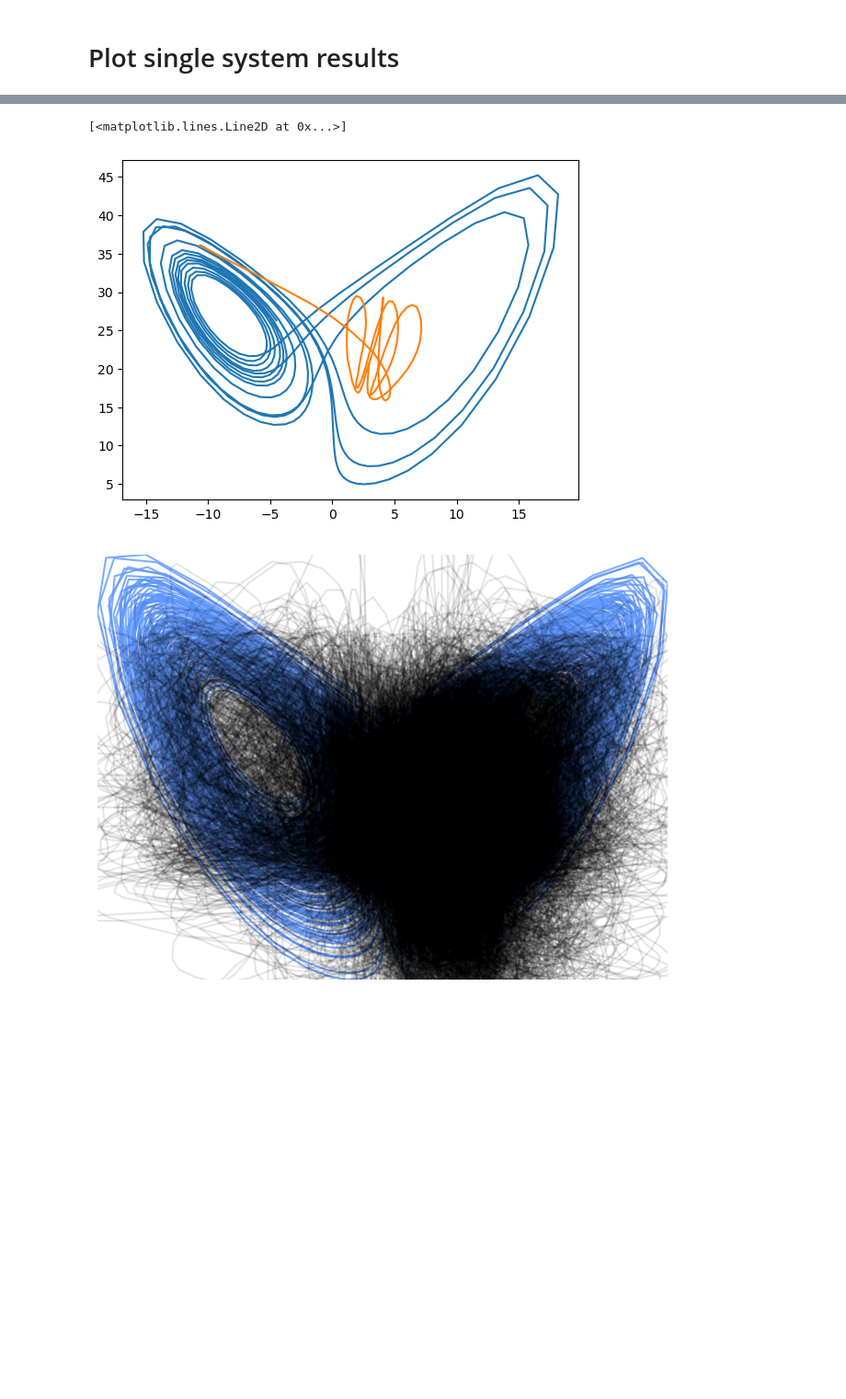
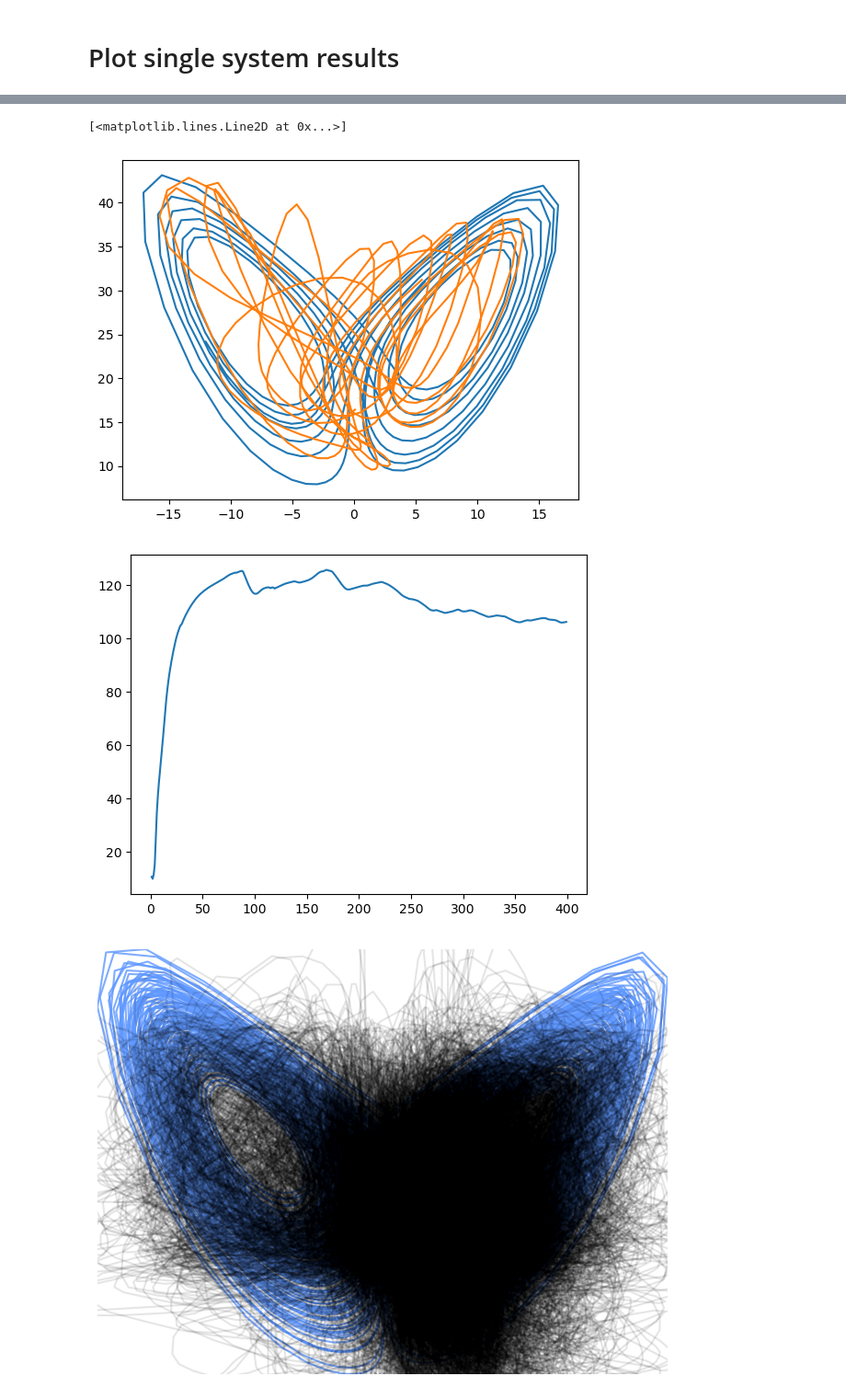
Before and after one commit to williamgilpin/dysts_data, a Jupyter notebook: benchmark_results/zero_shot_plotting.ipynb, the cells around one changed output, grey strips where cells are left out. Shown at 92% size. Cells and saved outputs as stored; diff of their text form; code cells hidden in the pictures; blank space fills up the shorter version.

```diff
--- a/benchmark_results/zero_shot_plotting.ipynb
+++ b/benchmark_results/zero_shot_plotting.ipynb
@@ -202,0 +510,20 @@ base
+# %%
+model = ChronosModel(model=model_size,
+                     context=context_length,
+                     n_samples=5,
+                    #  prediction_length=forecast_length,
+                    prediction_length=400,
+                     max_chunk=64)
+
+
+# for traj in traj_test_context:
+#     forecast_multivariate = np.array(model.predict(traj.T)).squeeze()
+
+all_traj_forecasts = list()
+## Loop over the replicate trajectories
+for itr, traj in enumerate(traj_test_context):
+    print(itr, flush=True)
+    forecast_multivariate = np.array(model.predict(traj.T)).squeeze()
+    all_traj_forecasts.append(forecast_multivariate.copy())
+all_traj_forecasts = np.array(all_traj_forecasts)
+all_traj_forecasts = np.moveaxis(all_traj_forecasts, (1, 3, 2), (2, 1, 3))
@@ -254,7 +612,8 @@ context = 512
 
 all_scores = dict()
 traj_test_forecast = np.load(f"/Users/william/program_repos/dysts_data/benchmark_results/zero-shot/context512/forecast_{equation_name}_true_chronos.npy", allow_pickle=True)
-for model_size in ["tiny", "mini", "small", "base"]:
+# for model_size in ["tiny", "mini", "small", "base"]:
+for model_size in ["base"]:
     all_traj_forecasts = np.load(
         f"/Users/william/program_repos/dysts_data/benchmark_results/zero-shot/context512/forecast_{equation_name}_chronos-{model_size}-context{context}.npy", allow_pickle=True
     )
@@ -272,16 +637,21 @@ for model_size in ["tiny", "mini", "small", "base"]:
 # %%
-i_traj = 7
-traj_test_forecast = traj_test_forecast[i_traj][None, :]
-forecast_multivariate = np.moveaxis(all_traj_forecasts[i_traj], (0, 1, 2), (2, 0, 1))[..., :120]
+i_traj = 5
+traj_test_forecast2 = traj_test_forecast[i_traj][None, :]
+forecast_multivariate = np.moveaxis(all_traj_forecasts[i_traj], (0, 1, 2), (2, 0, 1))[..., :]
 # forecast_multivariate = np.moveaxis(all_traj_forecasts[..., 0], (0, 1, 2), (1, 2, 0))
+# forecast_multivariate = forecast_multivariate[:, :1]
 
-plt.plot(traj_test_forecast.squeeze()[:, 0], traj_test_forecast.squeeze()[:, 2], label="True")
-plt.plot(np.mean(forecast_multivariate, axis=1)[0], np.mean(forecast_multivariate, axis=1)[2], label="Forecast")
+plt.figure()
+plt.plot(traj_test_forecast2.squeeze()[:, 0], traj_test_forecast2.squeeze()[:, 2], label="True")
+plt.plot(np.mean(forecast_multivariate, axis=1)[0][:], np.mean(forecast_multivariate, axis=1)[2][:], label="Forecast")
 
-# rolling_smape = smape_rolling(np.mean(forecast_multivariate, axis=1).squeeze().T, traj_test_forecast.squeeze())
+rolling_smape = smape_rolling(np.mean(forecast_multivariate, axis=1).squeeze().T, traj_test_forecast2.squeeze())
+plt.figure()
+plt.plot(rolling_smape)
 # %% [output]
 [<matplotlib.lines.Line2D at 0x...>]
-[figure, old version]
+[figure, new version]
+[figure, added]
 # %%
 # for i in range(20):
 #     plt.figure()
```
Also changed, not shown: parts of 38 cells of this notebook, 2 other files.
